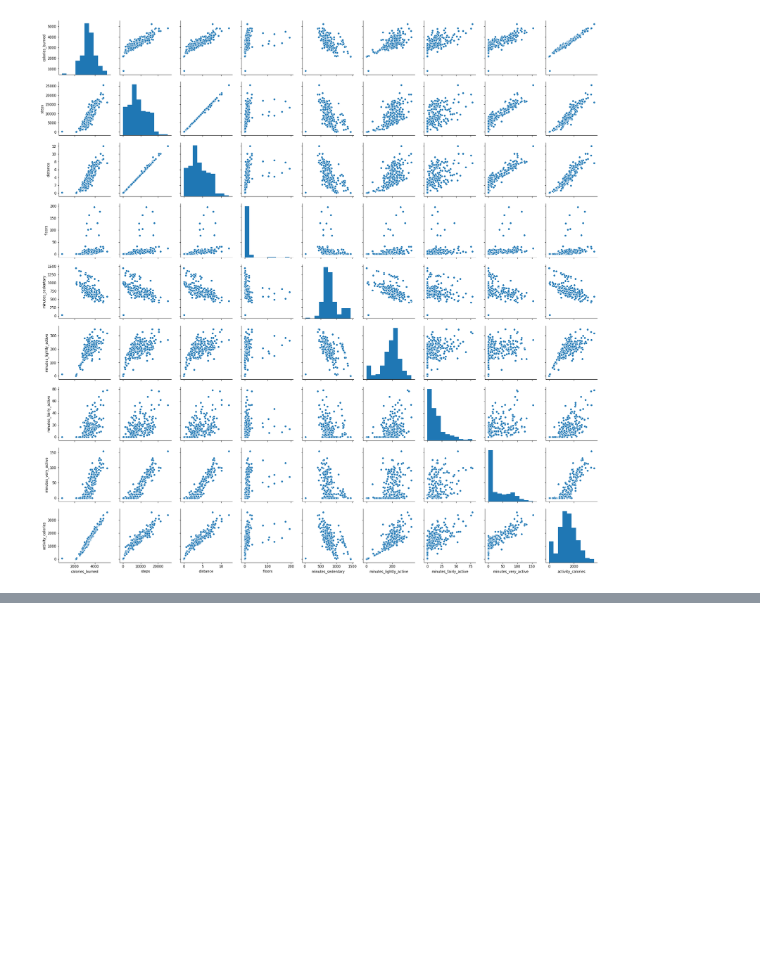
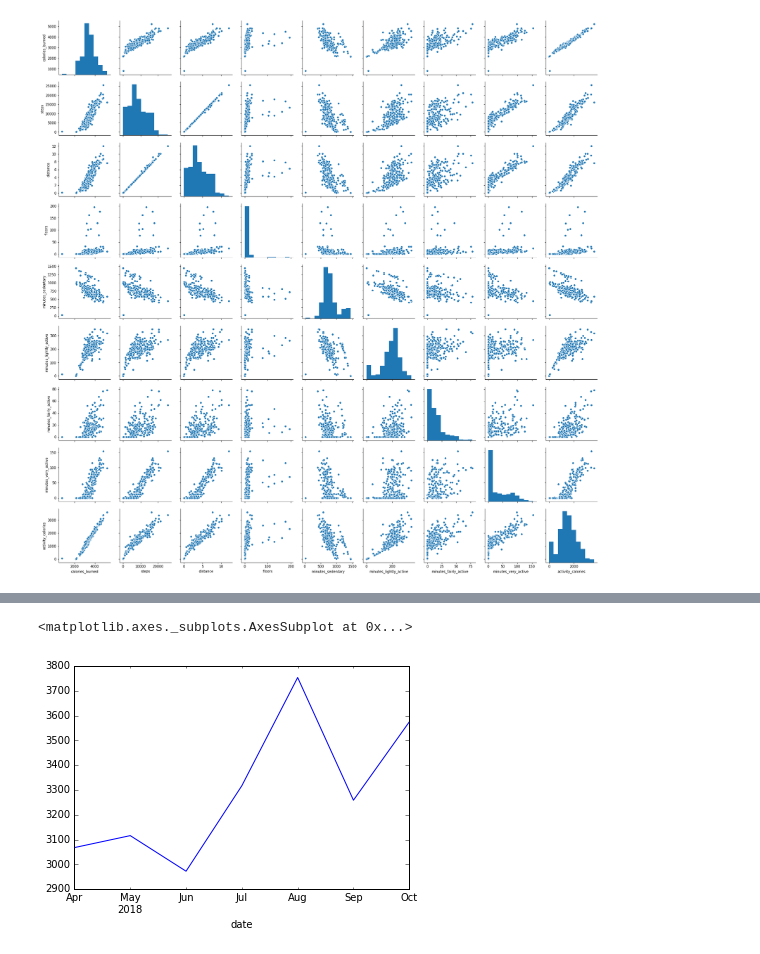
Before and after one commit to time-series-project-ncj/time_series_proj, a Jupyter notebook: time-series-project-ncj.ipynb, the cells around one changed output, grey strips where cells are left out. Drawn from its saved outputs; the diff is of its cells as text; code cells hidden in the pictures; blank space fills up the shorter version.

```diff
--- a/time-series-project-ncj.ipynb
+++ b/time-series-project-ncj.ipynb
@@ -129,0 +248,5 @@ print(test.nunique())
+# %%
+calories.resample('MS').mean().plot()
+# %% [output]
+<matplotlib.axes._subplots.AxesSubplot at 0x...>
+[figure, added]
```
Also changed, not shown: parts of 29 cells of this notebook, 2 other files.
